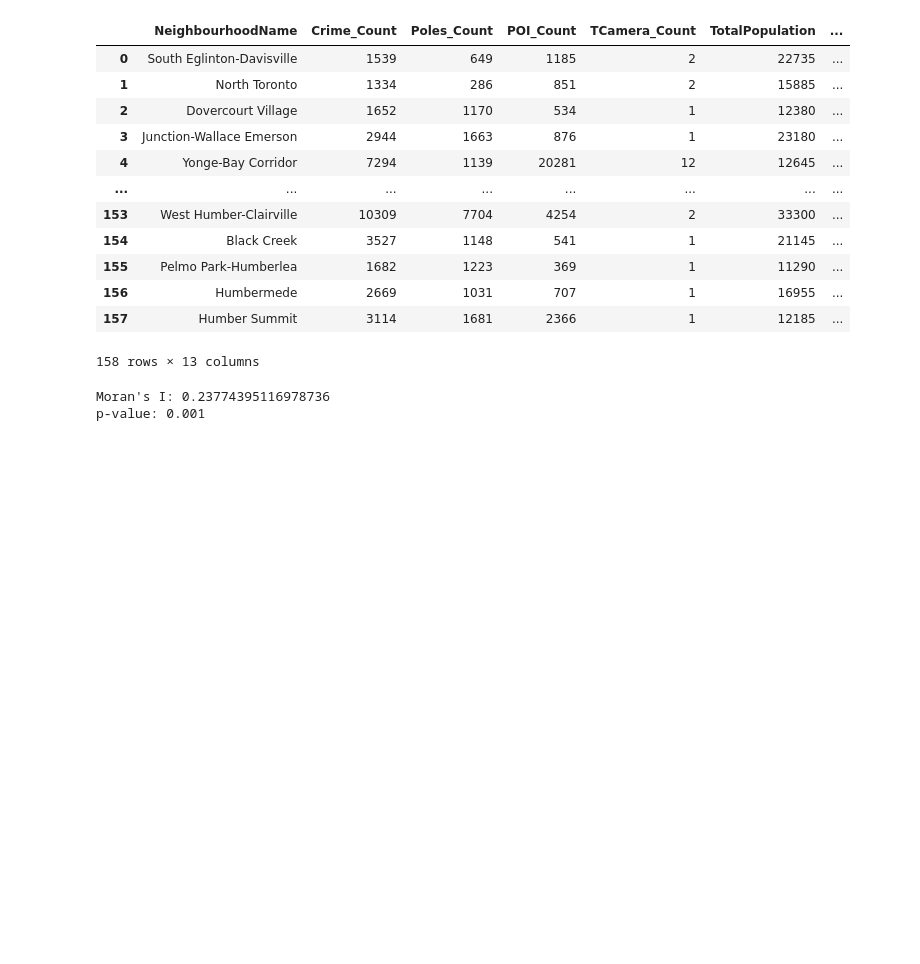
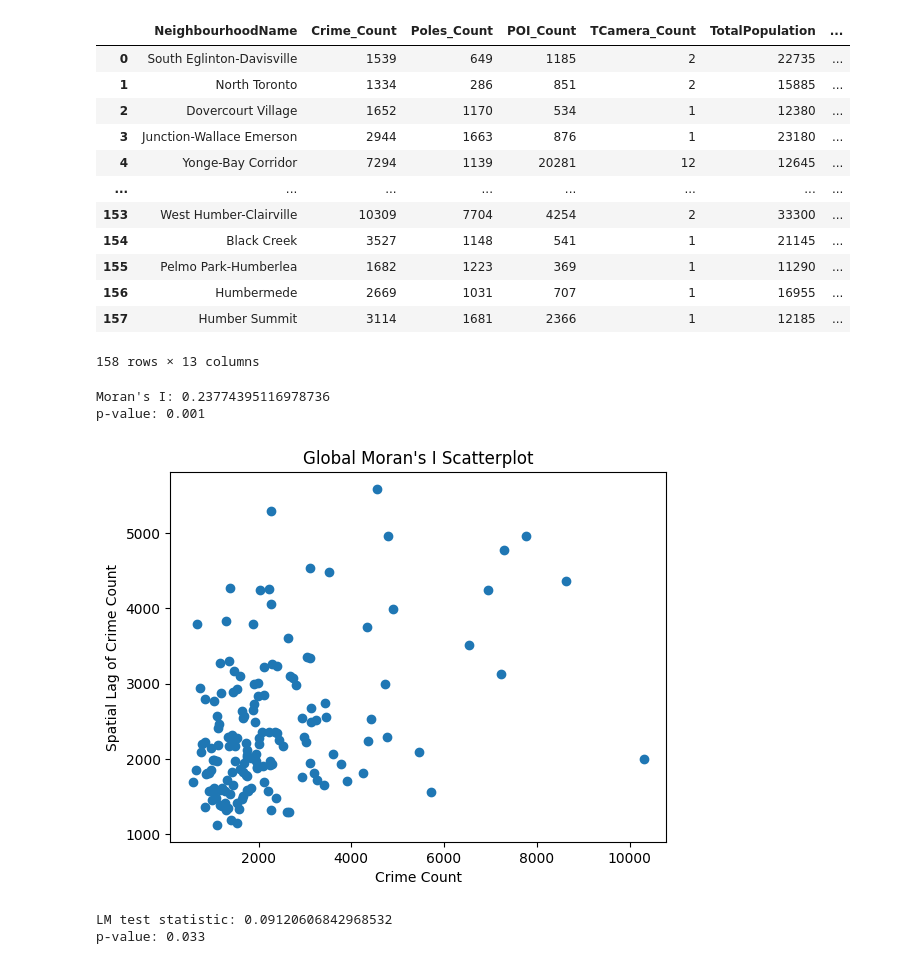
Before and after one commit to rentruong/ENGO645_TorontoCrimeAnalysis, a Jupyter notebook: TorontoCrimeSpatialAutocorrelation.ipynb, the cells around one changed output. Cells and saved outputs as stored; diff of their text form; code cells hidden in the pictures; blank space fills up the shorter version.

Commit message:
Global Moran's I statistics completed

```diff
--- a/TorontoCrimeSpatialAutocorrelation.ipynb
+++ b/TorontoCrimeSpatialAutocorrelation.ipynb
@@ -221,7 +223,7 @@ neighbourhood_gdf
 158 rows × 13 columns
 # %%
 # Create a spatial weights matrix using queen contiguity
-W = libpysal.weights.Queen.from_dataframe(neighbourhood_gdf)
+W = lps.weights.Queen.from_dataframe(neighbourhood_gdf)
 
 # Perform Global Moran's I analysis
 moran = Moran(neighbourhood_gdf['Crime_Count'], W)
@@ -232,3 +234,37 @@ print('p-value:', moran.p_sim)
 # %% [output]
 Moran's I: 0.23774395116978736
 p-value: 0.001
+# %%
+# Calculate spatial lag of the dependent variable (Crime_Count)
+neighbourhood_gdf['lag_Crime_Count'] = lps.weights.lag_spatial(W, neighbourhood_gdf['Crime_Count'])
+
+# Create a scatter plot of the dependent variable against the spatial lag of the dependent variable
+plt.scatter(neighbourhood_gdf['Crime_Count'], neighbourhood_gdf['lag_Crime_Count'])
+plt.title("Global Moran\'s I Scatterplot")
+plt.xlabel("Crime Count")
+plt.ylabel("Spatial Lag of Crime Count")
+plt.show()
+# %% [output]
+[figure, added]
+# %%
+import statsmodels.api as sm
+
+# Add the spatial lag of the dependent variable to the model
+X = neighbourhood_gdf[['Poles_Count', 'POI_Count', 'TCamera_Count', 'TotalPopulation', 'MedianTotalIncome_normalized',
+                       'AverageTotalIncome_normalized', 'AverageHousePrice_normalized', 'BuildingCoveragePERCENTAGE',
+                       'ParksOSNAPERCENTAGE', 'BuiltUpPERCENTAGE', 'lag_Crime_Count']]
+# Dependent variable
+y = neighbourhood_gdf['Crime_Count']
+
+# Fit the linear regression model
+model = sm.OLS(y, X).fit()
+
+# Perform the Lagrange Multiplier (LM) test
+lm_test = Moran(model.resid, W)
+
+# Print the LM test statistic and p-value
+print('LM test statistic:', lm_test.I)
+print('p-value:', lm_test.p_sim)
+# %% [output]
+LM test statistic: 0.09120606842968532
+p-value: 0.033
```
Also changed, not shown: parts of 4 cells of this notebook.
